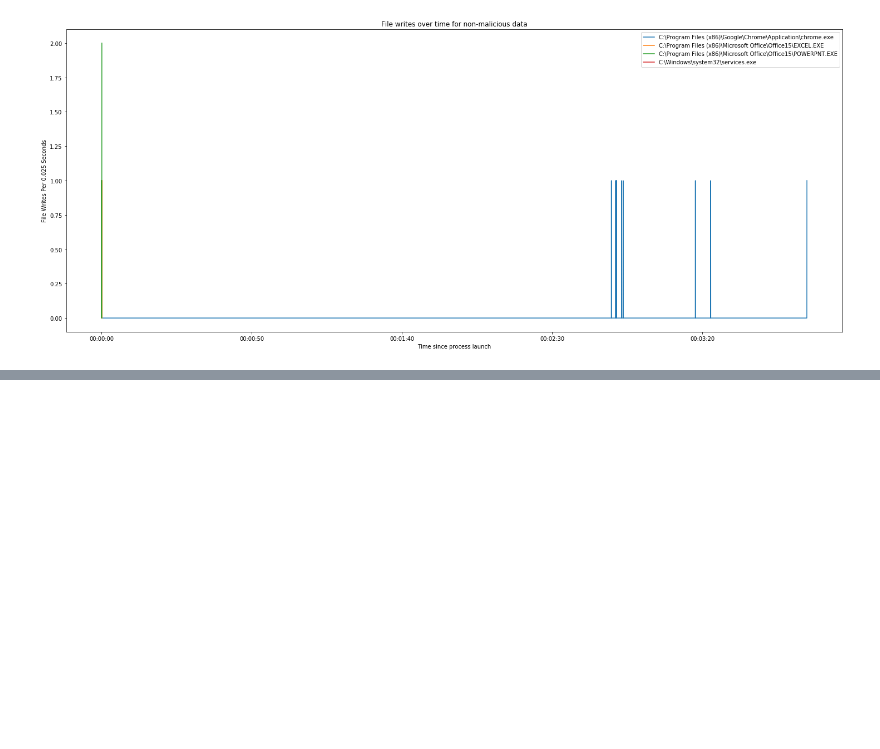
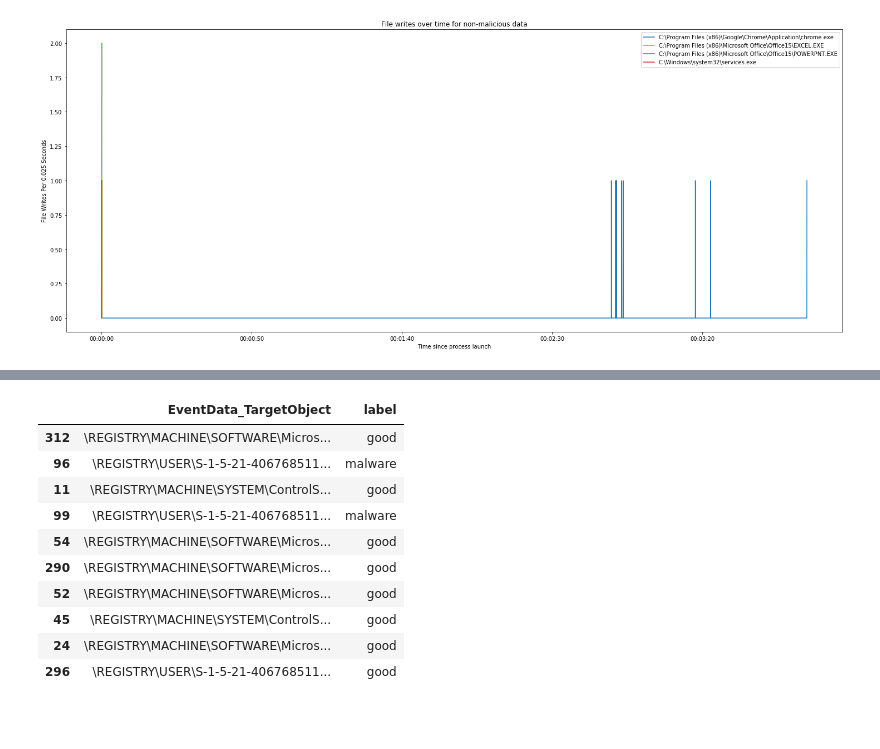
Before and after one commit to ckc5800/detecting_malicious_activity, a Jupyter notebook: ml_csec_applications.ipynb, the cells around one changed output, grey strips where cells are left out. Saved outputs shown, nothing was run; the diff lists cells and outputs as text; code cells hidden in the pictures; blank space fills up the shorter version.

```diff
--- a/ml_csec_applications.ipynb
+++ b/ml_csec_applications.ipynb
@@ -1052,0 +1088,3 @@ plt.show()
+# %%
+# Label as good
+baseline['label'] = "good"
@@ -1052,0 +1096,20 @@ plt.show()
+# %%
+baseline_reg = baseline[(baseline.EventID == "12") | (baseline.EventID == "13")]
+malicious_reg = malicious[(malicious.EventID == "12") | (malicious.EventID == "13")]
+# %%
+registry_training_data = baseline_reg.append(malicious_reg)
+registry_training_data[['EventData_TargetObject', 'label']].sample(10)
+# %% [output]
+|  | EventData_TargetObject | label |
+| 312 | \REGISTRY\MACHINE\SOFTWARE\Micros... | good |
+| 96 | \REGISTRY\USER\S-1-5-21-406768511... | malware |
+| 11 | \REGISTRY\MACHINE\SYSTEM\ControlS... | good |
+| 99 | \REGISTRY\USER\S-1-5-21-406768511... | malware |
+| 54 | \REGISTRY\MACHINE\SOFTWARE\Micros... | good |
+| 290 | \REGISTRY\MACHINE\SOFTWARE\Micros... | good |
+| 52 | \REGISTRY\MACHINE\SOFTWARE\Micros... | good |
+| 45 | \REGISTRY\MACHINE\SYSTEM\ControlS... | good |
+| 24 | \REGISTRY\MACHINE\SOFTWARE\Micros... | good |
+| 296 | \REGISTRY\USER\S-1-5-21-406768511... | good |
+# %% [markdown]
+###
```
Also changed, not shown: parts of 8 cells of this notebook.
